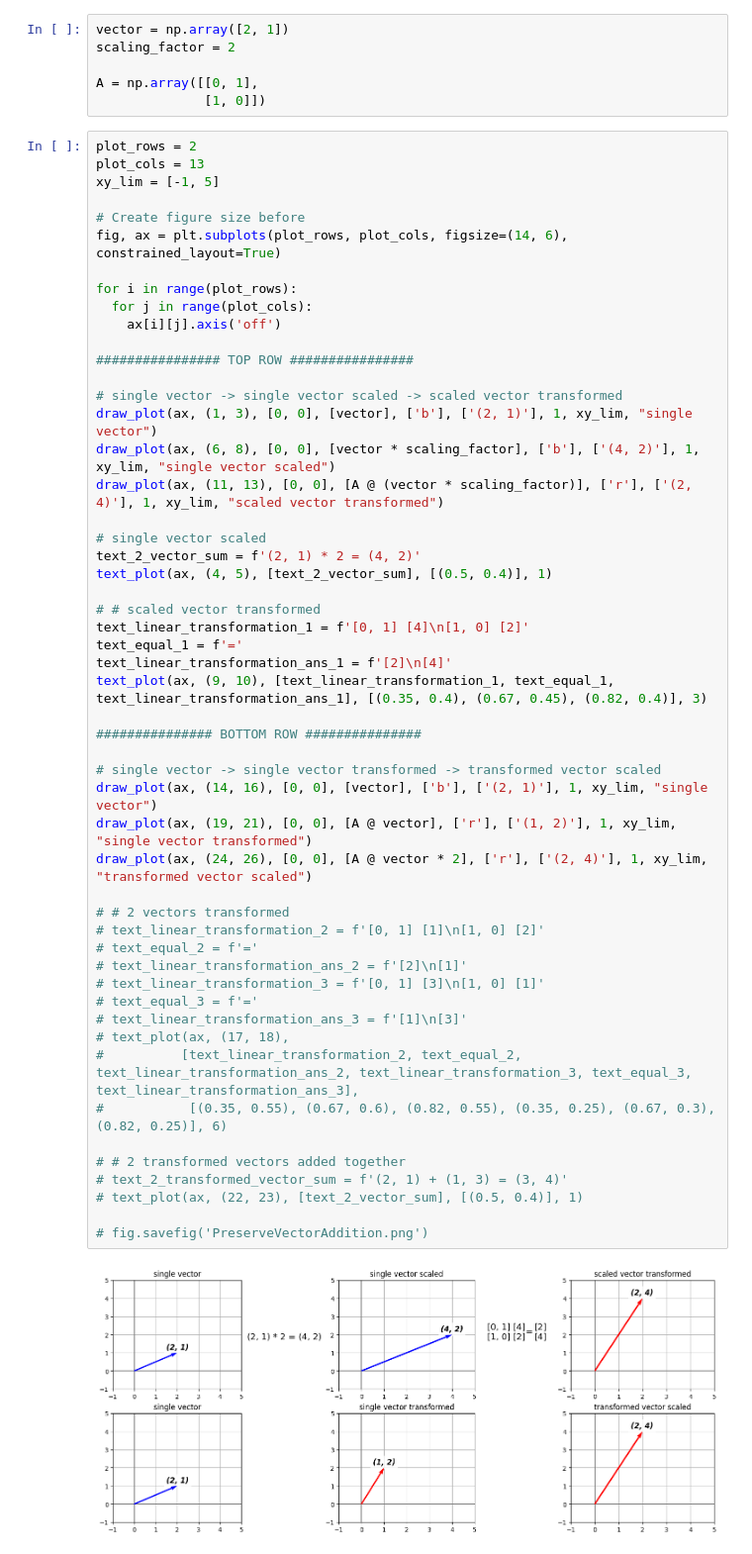
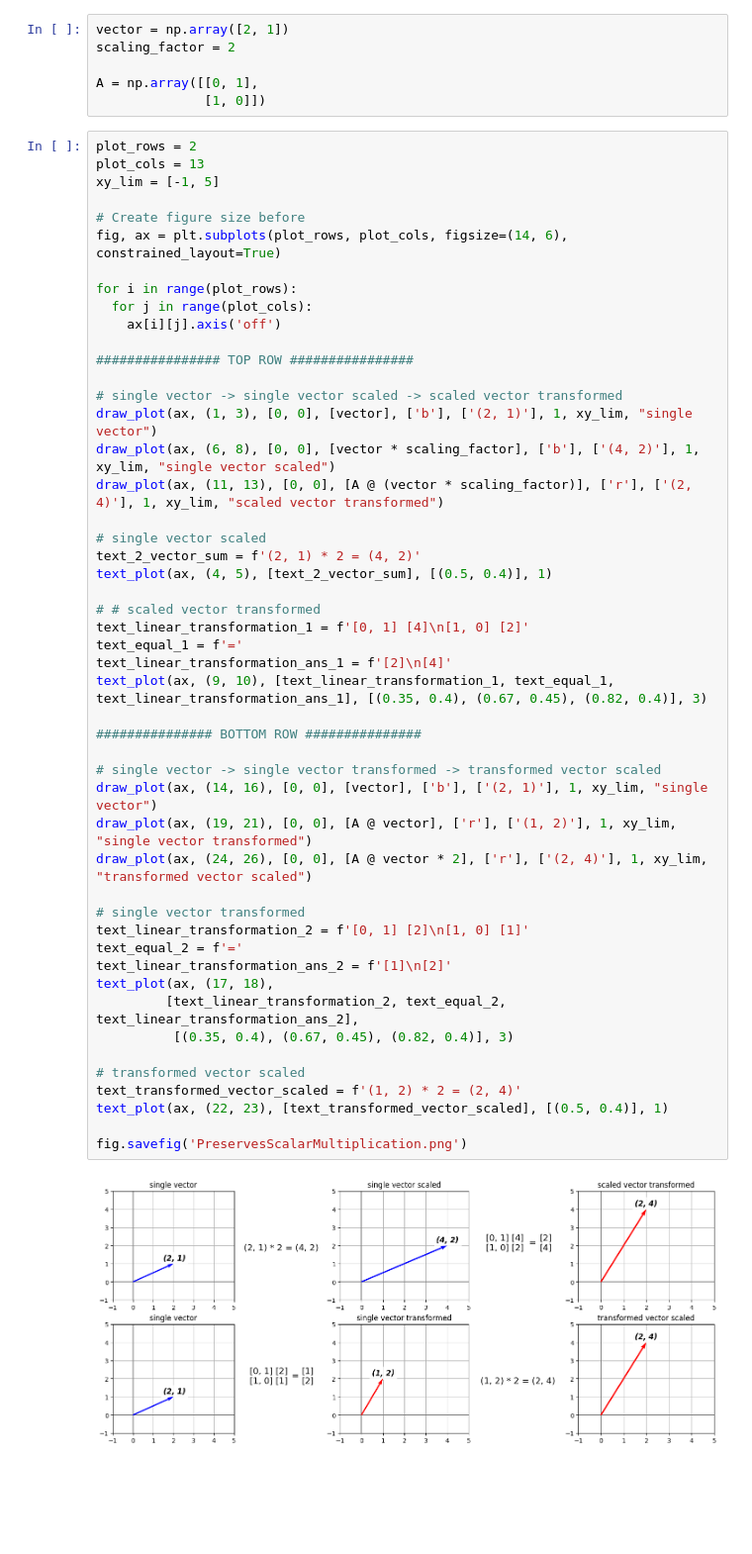
Before and after one commit to Keoni808/Visuals, a Jupyter notebook: Linear_Transformations_(Figures).ipynb, the cells around one changed output. Shown: that part at 99% size. Drawn from its saved outputs; the diff is of its cells as text; blank space fills up the shorter version.

Commit message:
Finished Figure 9 (Preserves scalar multiplication)

```diff
--- a/Linear_Transformations_(Figures).ipynb
+++ b/Linear_Transformations_(Figures).ipynb
@@ -657,45 +656,42 @@ for i in range(plot_rows):
   for j in range(plot_cols):
     ax[i][j].axis('off')
 
 ################ TOP ROW ################
 
 # single vector -> single vector scaled -> scaled vector transformed
 draw_plot(ax, (1, 3), [0, 0], [vector], ['b'], ['(2, 1)'], 1, xy_lim, "single vector")
 draw_plot(ax, (6, 8), [0, 0], [vector * scaling_factor], ['b'], ['(4, 2)'], 1, xy_lim, "single vector scaled")
 draw_plot(ax, (11, 13), [0, 0], [A @ (vector * scaling_factor)], ['r'], ['(2, 4)'], 1, xy_lim, "scaled vector transformed")
 
 # single vector scaled
 text_2_vector_sum = f'(2, 1) * 2 = (4, 2)'
 text_plot(ax, (4, 5), [text_2_vector_sum], [(0.5, 0.4)], 1)
 
 # # scaled vector transformed
 text_linear_transformation_1 = f'[0, 1] [4]\n[1, 0] [2]'
 text_equal_1 = f'='
 text_linear_transformation_ans_1 = f'[2]\n[4]'
 text_plot(ax, (9, 10), [text_linear_transformation_1, text_equal_1, text_linear_transformation_ans_1], [(0.35, 0.4), (0.67, 0.45), (0.82, 0.4)], 3)
 
 ############### BOTTOM ROW ###############
 
 # single vector -> single vector transformed -> transformed vector scaled
 draw_plot(ax, (14, 16), [0, 0], [vector], ['b'], ['(2, 1)'], 1, xy_lim, "single vector")
 draw_plot(ax, (19, 21), [0, 0], [A @ vector], ['r'], ['(1, 2)'], 1, xy_lim, "single vector transformed")
 draw_plot(ax, (24, 26), [0, 0], [A @ vector * 2], ['r'], ['(2, 4)'], 1, xy_lim, "transformed vector scaled")
 
-# # 2 vectors transformed
-# text_linear_transformation_2 = f'[0, 1] [1]\n[1, 0] [2]'
-# text_equal_2 = f'='
-# text_linear_transformation_ans_2 = f'[2]\n[1]'
-# text_linear_transformation_3 = f'[0, 1] [3]\n[1, 0] [1]'
-# text_equal_3 = f'='
-# text_linear_transformation_ans_3 = f'[1]\n[3]'
-# text_plot(ax, (17, 18),
-#          [text_linear_transformation_2, text_equal_2, text_linear_transformation_ans_2, text_linear_transformation_3, text_equal_3, text_linear_transformation_ans_3],
-#           [(0.35, 0.55), (0.67, 0.6), (0.82, 0.55), (0.35, 0.25), (0.67, 0.3), (0.82, 0.25)], 6)
+# single vector transformed
+text_linear_transformation_2 = f'[0, 1] [2]\n[1, 0] [1]'
+text_equal_2 = f'='
+text_linear_transformation_ans_2 = f'[1]\n[2]'
+text_plot(ax, (17, 18),
+         [text_linear_transformation_2, text_equal_2, text_linear_transformation_ans_2],
+          [(0.35, 0.4), (0.67, 0.45), (0.82, 0.4)], 3)
 
-# # 2 transformed vectors added together
-# text_2_transformed_vector_sum = f'(2, 1) + (1, 3) = (3, 4)'
-# text_plot(ax, (22, 23), [text_2_vector_sum], [(0.5, 0.4)], 1)
+# transformed vector scaled
+text_transformed_vector_scaled = f'(1, 2) * 2 = (2, 4)'
+text_plot(ax, (22, 23), [text_transformed_vector_scaled], [(0.5, 0.4)], 1)
 
-# fig.savefig('PreserveVectorAddition.png')
+fig.savefig('PreservesScalarMultiplication.png')
 # %% [output]
-[figure, old version]
+[figure, new version]
```
Also changed, not shown: parts of 2 cells of this notebook.
